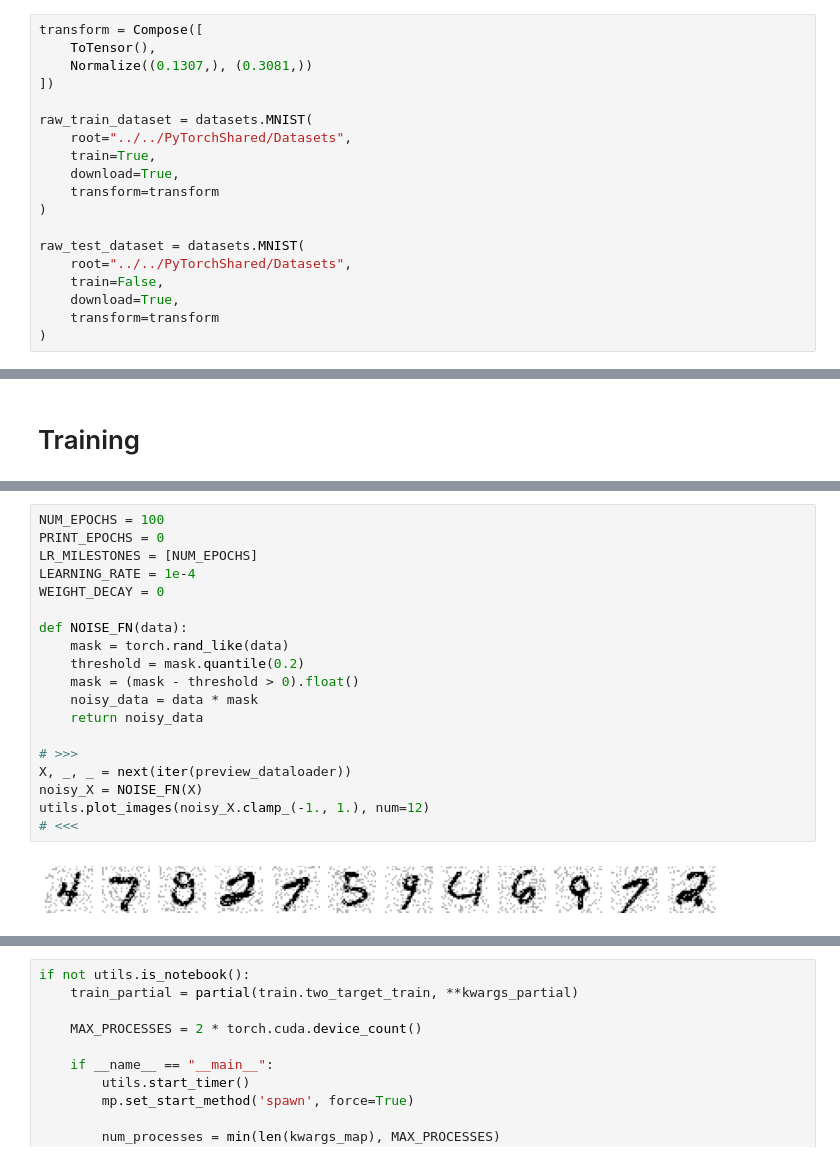
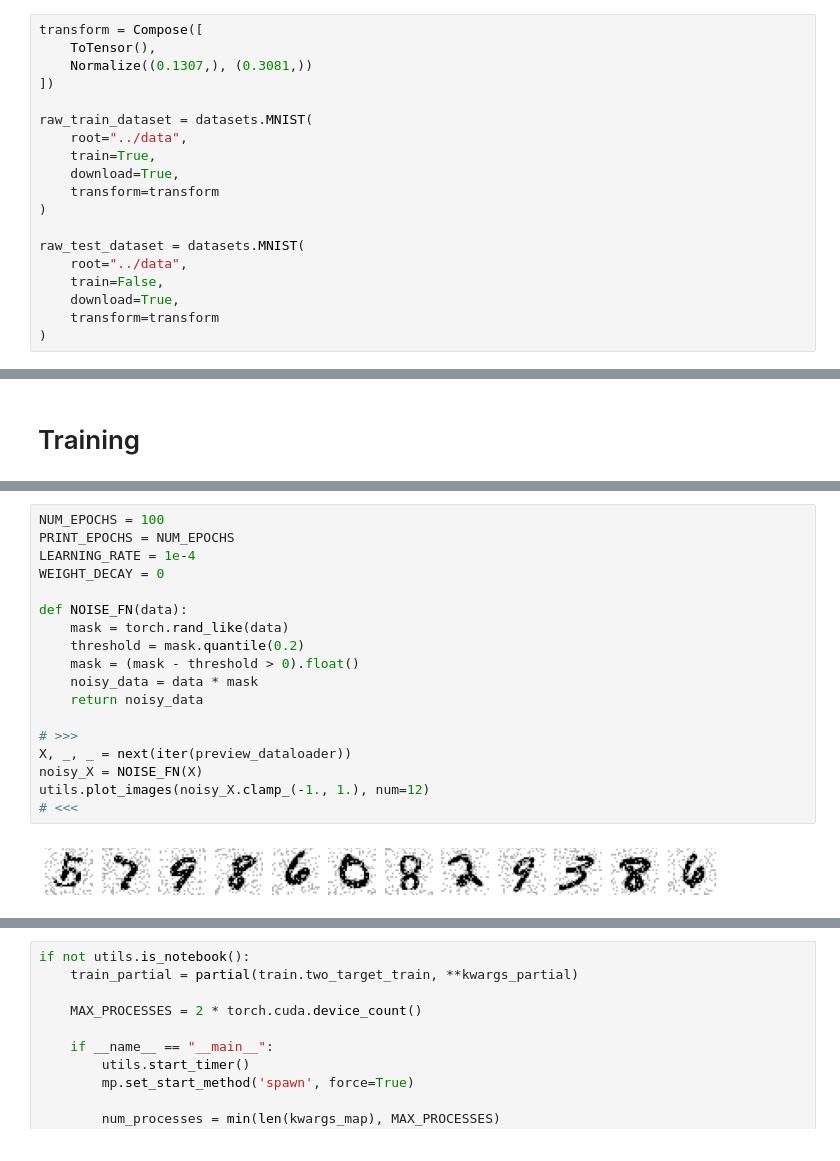
Before and after one commit to louiskang-group/kang-2024-examples-concepts, a Jupyter notebook: ml/2tasks.ipynb, the cells around one changed output, grey strips where cells are left out. Cells and saved outputs as stored; diff of their text form.

```diff
--- a/ml/2tasks.ipynb
+++ b/ml/2tasks.ipynb
@@ -57,14 +57,14 @@ transform = Compose([
 ])
 
 raw_train_dataset = datasets.MNIST(
-    root="../../PyTorchShared/Datasets",
+    root="../data",
     train=True,
     download=True,
     transform=transform
 )
 
 raw_test_dataset = datasets.MNIST(
-    root="../../PyTorchShared/Datasets",
+    root="../data",
     train=False,
     download=True,
     transform=transform
@@ -132,25 +134,24 @@ devices = itertools.cycle([torch.device('cuda', i)
                            for i in range(torch.cuda.device_count())])
 # %%
 NUM_EPOCHS = 100
-PRINT_EPOCHS = 0
-LR_MILESTONES = [NUM_EPOCHS]
+PRINT_EPOCHS = NUM_EPOCHS
 LEARNING_RATE = 1e-4
 WEIGHT_DECAY = 0
 
 def NOISE_FN(data):
     mask = torch.rand_like(data)
     threshold = mask.quantile(0.2)
     mask = (mask - threshold > 0).float()
     noisy_data = data * mask
     return noisy_data
 
 # >>>
 X, _, _ = next(iter(preview_dataloader))
 noisy_X = NOISE_FN(X)
 utils.plot_images(noisy_X.clamp_(-1., 1.), num=12)
 # <<<
 # %% [output]
-[figure, old version]
+[figure, new version]
 # %%
 kwargs_map = [dict(device=dev, decorr_criterion=param)
                for dev, param
```
Also changed, not shown: parts of 23 cells of this notebook, 16 other files.
